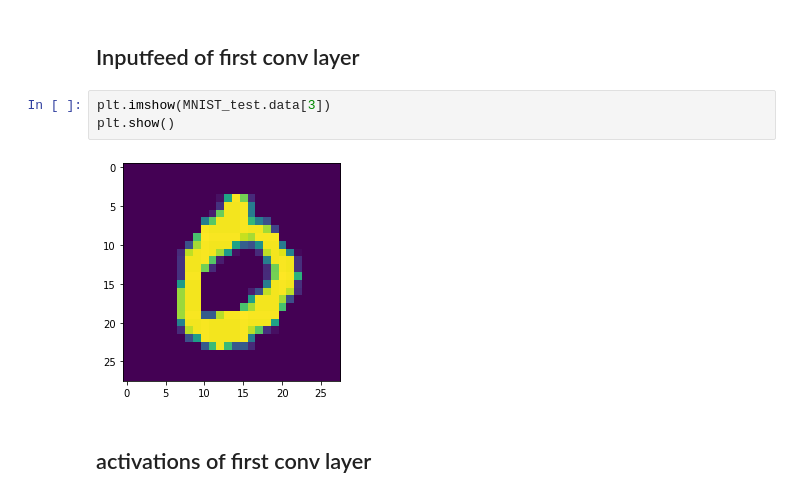
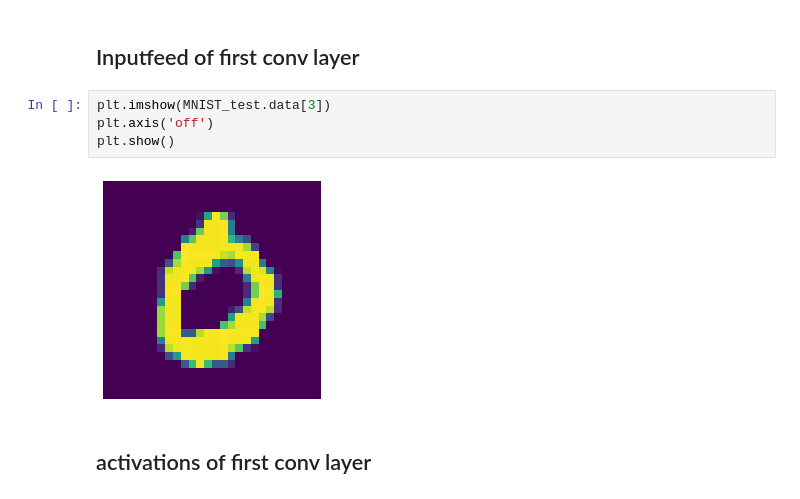
Before and after one commit to moreezee/BcThesisMK, a Jupyter notebook: Moritz_folder/Notebooks/visualization_notebooks/MNIST_MODEL_ACTIVATIONS.ipynb, the cells around one changed output. Drawn from its saved outputs; the diff is of its cells as text.

```diff
--- a/Moritz_folder/Notebooks/visualization_notebooks/MNIST_MODEL_ACTIVATIONS.ipynb
+++ b/Moritz_folder/Notebooks/visualization_notebooks/MNIST_MODEL_ACTIVATIONS.ipynb
@@ -136,9 +136,10 @@ Net_with_linear(
 ## Inputfeed of first conv layer
 # %%
 plt.imshow(MNIST_test.data[3])
+plt.axis('off')
 plt.show()
 # %% [output]
-[figure, old version]
+[figure, new version]
 # %% [markdown]
 ## activations of first conv layer
 # %%
```
Also changed, not shown: parts of 5 cells of this notebook, 27 other files.
